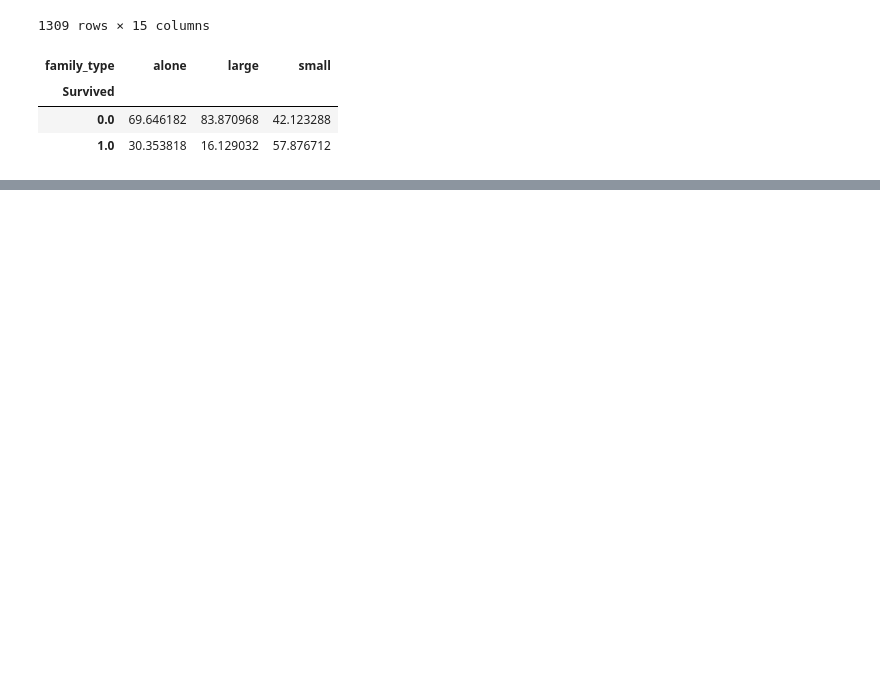
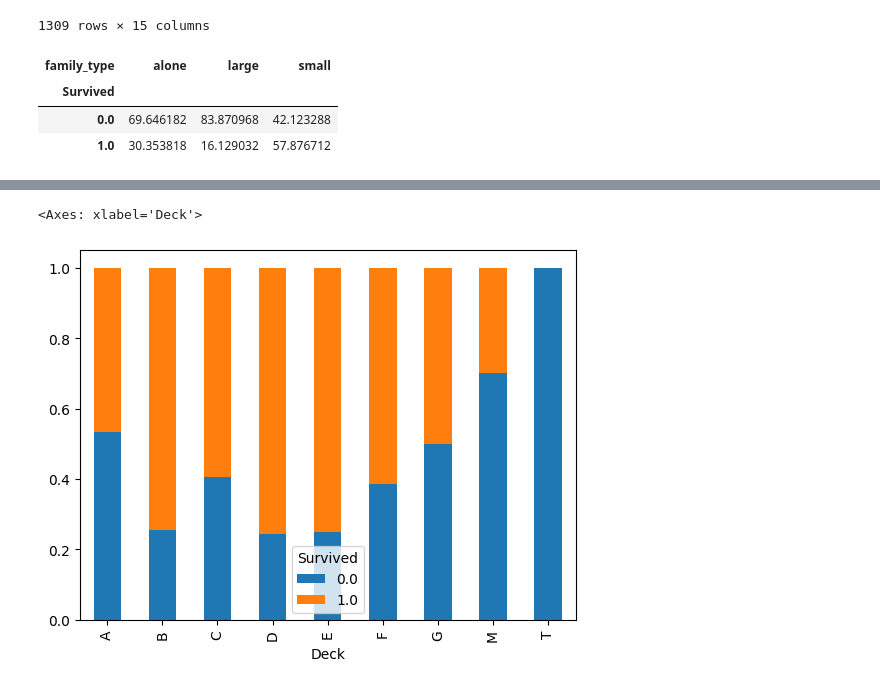
Before and after one commit to Kuldeep2003-exe/dataAnalysis, a Jupyter notebook: EDA_01.ipynb, the cells around one changed output, grey strips where cells are left out. Drawn from its saved outputs; the diff is of its cells as text; code cells hidden in the pictures; blank space fills up the shorter version.

```diff
--- a/EDA_01.ipynb
+++ b/EDA_01.ipynb
@@ -404,3 +404,6 @@ pd.crosstab(df['Survived'],df['family_type'],normalize='columns')*100
 | Survived |  |  |  |
 | 0.0 | 69.646182 | 83.870968 | 42.123288 |
 | 1.0 | 30.353818 | 16.129032 | 57.876712 |
+# %%
+df['Surename'] = df['Name'].str.split(',').str.get(0)
+df
@@ -406,0 +424,2 @@ pd.crosstab(df['Survived'],df['family_type'],normalize='columns')*100
+# %%
+df['Title'] = df['Name'].str.split(',').str.get(1).str.strip().str.split(' ').str.get(0)
@@ -406,0 +473,2 @@ pd.crosstab(df['Survived'],df['family_type'],normalize='columns')*100
+# %%
+df['Cabin'].fillna('M',inplace=True)
@@ -406,0 +493,2 @@ pd.crosstab(df['Survived'],df['family_type'],normalize='columns')*100
+# %%
+df['Deck'] = df['Cabin'].str[0]
@@ -406,0 +540,5 @@ pd.crosstab(df['Survived'],df['family_type'],normalize='columns')*100
+# %%
+pd.crosstab(df['Deck'],df['Survived'],normalize='index').plot(kind='bar',stacked=True)
+# %% [output]
+<Axes: xlabel='Deck'>
+[figure, added]
```
Also changed, not shown: parts of 8 cells of this notebook.
